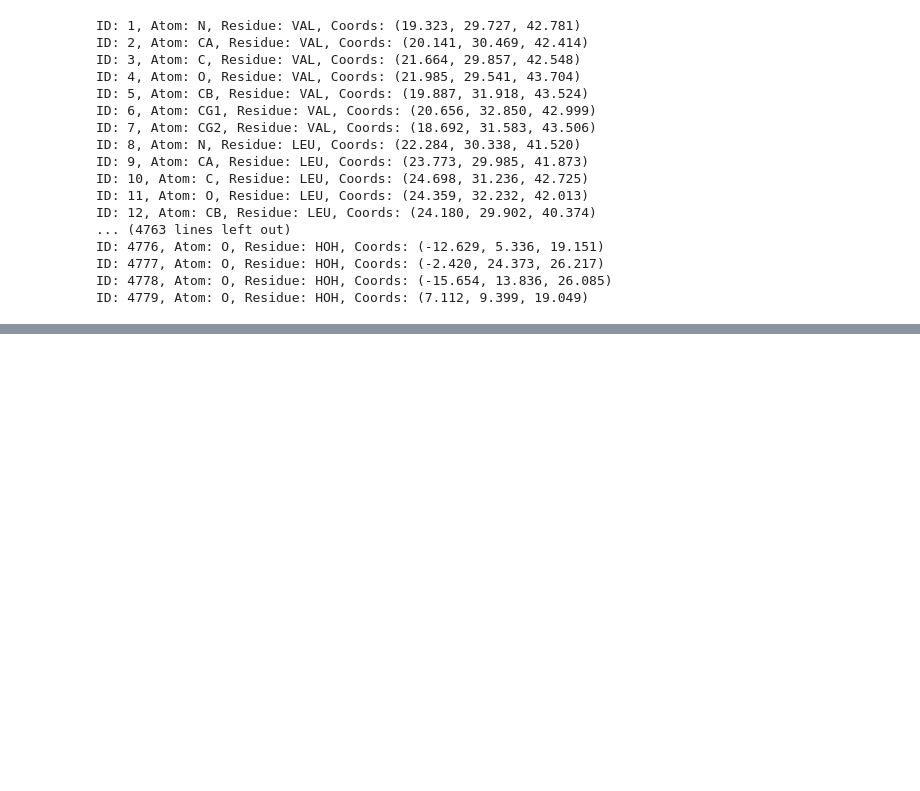
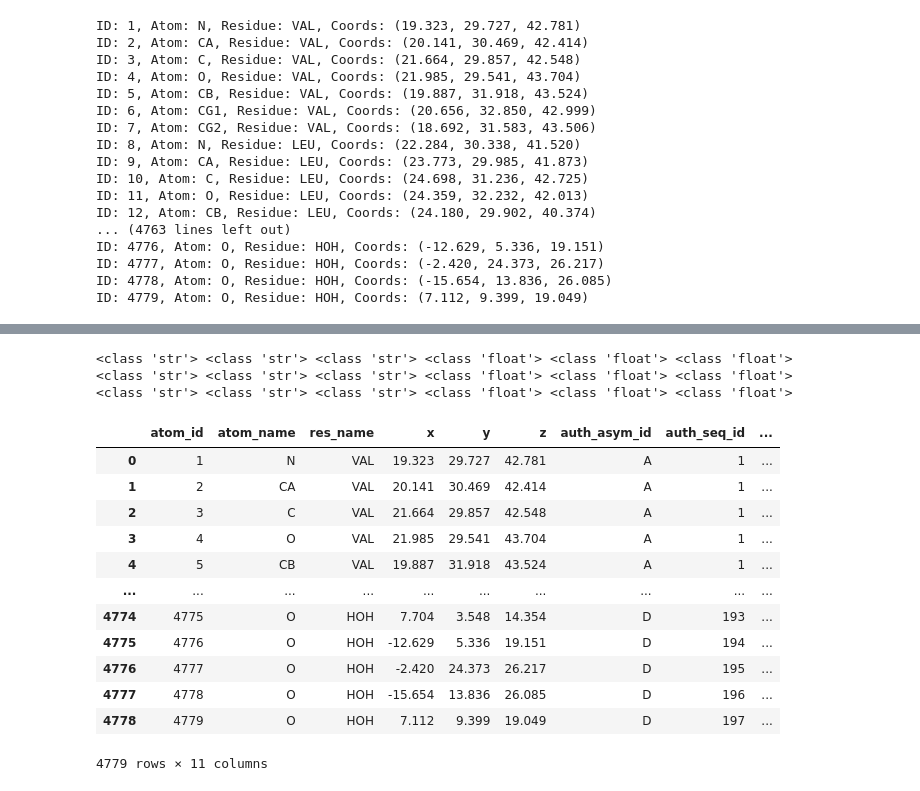
Before and after one commit to kbjung/Study, a Jupyter notebook: graduate_school/rcsb/test_xml_load.ipynb, the cells around one changed output, grey strips where cells are left out. Drawn from its saved outputs; the diff is of its cells as text; code cells hidden in the pictures; blank space fills up the shorter version.

```diff
--- a/graduate_school/rcsb/test_xml_load.ipynb
+++ b/graduate_school/rcsb/test_xml_load.ipynb
@@ -73,0 +58,77 @@ VAL: VALINE, Formula: C5 H11 N O2, Weight: 117.146
+# %%
+for atom_site in root.findall('.//PDBx:atom_site', namespaces)[:3]:
+    atom_id = atom_site.attrib.get('id')
+    atom_name = atom_site.find('PDBx:auth_atom_id', namespaces).text
+    res_name = atom_site.find('PDBx:auth_comp_id', namespaces).text
+    x = float(atom_site.find('PDBx:Cartn_x', namespaces).text)
+    y = float(atom_site.find('PDBx:Cartn_y', namespaces).text)
+    z = float(atom_site.find('PDBx:Cartn_z', namespaces).text)
+    print(type(atom_id), type(atom_name), type(res_name), type(x), type(y), type(z))
+# %% [output]
+<class 'str'> <class 'str'> <class 'str'> <class 'float'> <class 'float'> <class 'float'>
+<class 'str'> <class 'str'> <class 'str'> <class 'float'> <class 'float'> <class 'float'>
+<class 'str'> <class 'str'> <class 'str'> <class 'float'> <class 'float'> <class 'float'>
+# %%
+atom_id_list, atom_name_list, res_name_list, x_list, y_list, z_list = [], [], [], [], [], []
+auth_asym_id_list, auth_seq_id_list, pdbx_PDB_model_num_list, label_entity_id_list = [], [], [], []
+group_PDB_list = []
+
+for atom_site in root.findall('.//PDBx:atom_site', namespaces):
+    atom_id = int(atom_site.attrib.get('id'))
+    atom_name = atom_site.find('PDBx:auth_atom_id', namespaces).text
+    res_name = atom_site.find('PDBx:auth_comp_id', namespaces).text
+    x = atom_site.find('PDBx:Cartn_x', namespaces).text
+    y = atom_site.find('PDBx:Cartn_y', namespaces).text
+    z = atom_site.find('PDBx:Cartn_z', namespaces).text
+
+
+    auth_asym_id = atom_site.find('PDBx:auth_asym_id', namespaces).text
+    auth_seq_id = int(atom_site.find('PDBx:auth_seq_id', namespaces).text)
+    pdbx_PDB_model_num = int(atom_site.find('PDBx:pdbx_PDB_model_num', namespaces).text)
+    label_entity_id = int(atom_site.find('PDBx:label_entity_id', namespaces).text)
+
+    group_PDB = atom_site.find('PDBx:group_PDB', namespaces).text
+
+    atom_id_list.append(atom_id)
+    atom_name_list.append(atom_name)
+    res_name_list.append(res_name)
+    x_list.append(float(x))
+    y_list.append(float(y))
+    z_list.append(float(z))
+
+    auth_asym_id_list.append(auth_asym_id)
+    auth_seq_id_list.append(auth_seq_id)
+    pdbx_PDB_model_num_list.append(pdbx_PDB_model_num)
+    label_entity_id_list.append(label_entity_id)
+    group_PDB_list.append(group_PDB)
+
+# DataFrame 생성
+df = pd.DataFrame({
+    'atom_id': atom_id_list,
+    'atom_name': atom_name_list,
+    'res_name': res_name_list,
+    'x': x_list,
+    'y': y_list,
+    'z': z_list,
+    'auth_asym_id': auth_asym_id_list,
+    'auth_seq_id': auth_seq_id_list,
+    'pdbx_PDB_model_num': pdbx_PDB_model_num_list,
+    'label_entity_id': label_entity_id_list,
+    'group_PDB': group_PDB_list
+})
+
+df
+# %% [output]
+|  | atom_id | atom_name | res_name | x | y | z | auth_asym_id | auth_seq_id | ... |
+| 0 | 1 | N | VAL | 19.323 | 29.727 | 42.781 | A | 1 | ... |
+| 1 | 2 | CA | VAL | 20.141 | 30.469 | 42.414 | A | 1 | ... |
+| 2 | 3 | C | VAL | 21.664 | 29.857 | 42.548 | A | 1 | ... |
+| 3 | 4 | O | VAL | 21.985 | 29.541 | 43.704 | A | 1 | ... |
+| 4 | 5 | CB | VAL | 19.887 | 31.918 | 43.524 | A | 1 | ... |
+| ... | ... | ... | ... | ... | ... | ... | ... | ... | ... |
+| 4774 | 4775 | O | HOH | 7.704 | 3.548 | 14.354 | D | 193 | ... |
+| 4775 | 4776 | O | HOH | -12.629 | 5.336 | 19.151 | D | 194 | ... |
+| 4776 | 4777 | O | HOH | -2.420 | 24.373 | 26.217 | D | 195 | ... |
+| 4777 | 4778 | O | HOH | -15.654 | 13.836 | 26.085 | D | 196 | ... |
+| 4778 | 4779 | O | HOH | 7.112 | 9.399 | 19.049 | D | 197 | ... |
+4779 rows × 11 columns
```
Also changed, not shown: parts of 17 cells of this notebook.
